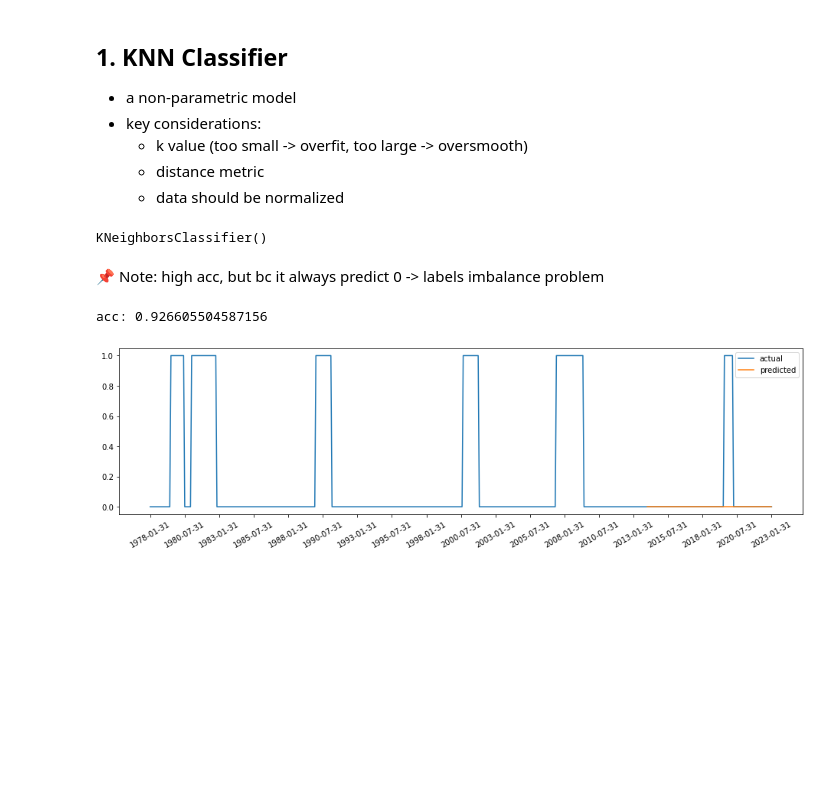
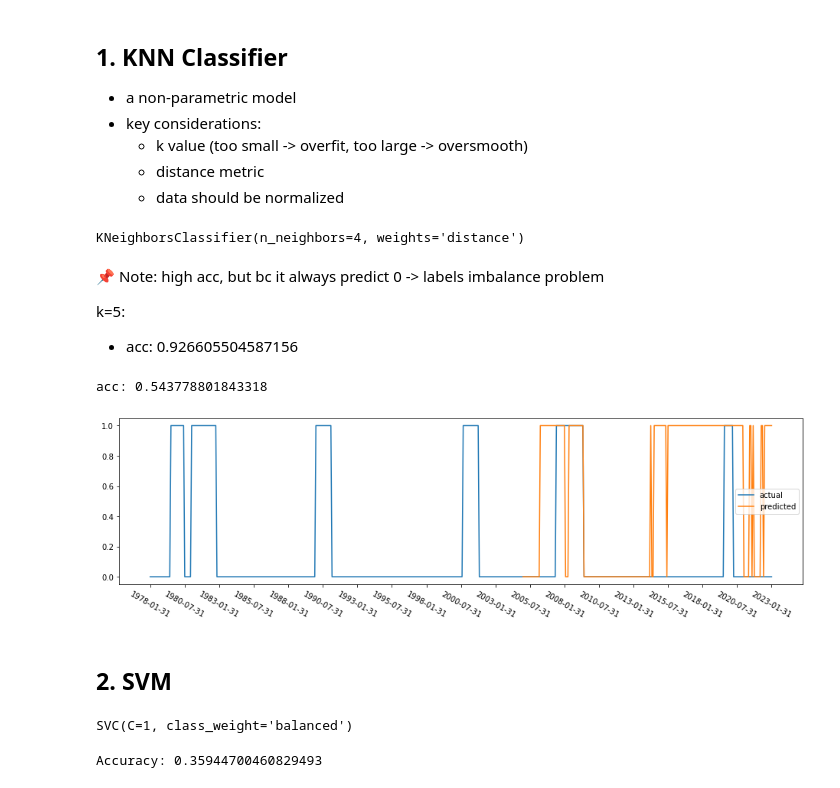
Before and after one commit to YoongsompornT/RecessionPrediction, a Jupyter notebook: Models/ML/Model-Boost.ipynb, the cells around one changed output. Saved outputs shown, nothing was run; the diff lists cells and outputs as text; code cells hidden in the pictures; blank space fills up the shorter version.

```diff
--- a/Models/ML/Model-Boost.ipynb
+++ b/Models/ML/Model-Boost.ipynb
@@ -28,13 +36,16 @@ data.head()
 | 3 | 1978-04-30 | 3 | 0.512325 | 0.034445 | 0.820000 | 0.446548 | ... |
 | 4 | 1978-05-31 | 4 | 0.498043 | 0.032777 | 0.716000 | 0.458441 | ... |
 # %%
-X = data.drop(columns=['DATE', 'Recession', 'Recession_within_6mo', 'Recession_within_12mo'], axis=1)
+# X = data.drop(columns=['DATE', 'Recession', 'Recession_within_6mo', 'Recession_within_12mo'], axis=1)
+X = data.drop(columns=['Time_step', 'DATE', 'Recession', 'Recession_within_6mo', 'Recession_within_12mo'], axis=1)
 y = data['Recession_within_6mo']
 # y = data['Recession']
 # y_6 = data['Recession_within_6mo']
 # y_12 = data['Recession_within_12mo']
 
-X_train, X_test, y_train, y_test = train_test_split(X, y, test_size=0.2, shuffle=False)
+test_size = 0.4
+train_size = 1 - test_size
+X_train, X_test, y_train, y_test = train_test_split(X, y, test_size=test_size, shuffle=False)
 # %%
 X_train
 # %% [output]
@@ -75,5 +92,5 @@ X_test
   - distance metric
   - data should be normalized
 # %%
-k = 5
-knn = KNeighborsClassifier(n_neighbors=k)
+k = 4
+knn = KNeighborsClassifier(n_neighbors=k, weights='distance')
@@ -80,29 +102,52 @@ knn = KNeighborsClassifier(n_neighbors=k)
 # %%
 knn.fit(X_train, y_train)
 # %% [output]
-KNeighborsClassifier()
+KNeighborsClassifier(n_neighbors=4, weights='distance')
 # %%
 y_pred = knn.predict(X_test)
 # %% [markdown]
 📌 Note: high acc, but bc it always predict 0 -> labels imbalance problem
+
+k=5:
+- acc: 0.926605504587156
 # %%
 acc = accuracy_score(y_test, y_pred)
 print(f"acc: {acc}")
 # %% [output]
-acc: 0.926605504587156
+acc: 0.543778801843318
 # %%
 t = list(data['DATE'])
 
 fig, ax = plt.subplots()
 fig.set_figwidth(16)
 fig.set_figheight(4)
 ax.plot(t, y, label='actual')
-ax.plot(t[int(0.8*len(t)):], y_pred, label='predicted')
-ax.tick_params(axis='x', labelrotation=30)
+ax.plot(t[int(train_size*len(t)):], y_pred, label='predicted')
+ax.tick_params(axis='x', labelrotation=-30)
 ax.xaxis.set_major_locator(plt.MaxNLocator(20))
-# plt.locator_params(axis='x', nbins=20)
 
 plt.legend()
 plt.show()
 # %% [output]
-[figure, old version]
+[figure, new version]
+# %% [markdown]
+## 2. SVM
+# %%
+svm_classifier = SVC(C=1, class_weight='balanced')
+# svm_classifier = SVC(C=1, kernel='rbf', probability=True,
+#                               tol=1e-3, random_state=123,
+#                               class_weight='balanced')
+svm_classifier.fit(X_train, y_train)
+# %% [output]
+SVC(C=1, class_weight='balanced')
+# %%
+y_pred = svm_classifier.predict(X_test)
+
+acc = accuracy_score(y_test, y_pred)
+# cls_report = classification_report(y_test, y_pred)
+
+print('Accuracy:', acc)
+# print('Classification Report:')
+# print(classification_report)
+# %% [output]
+Accuracy: 0.35944700460829493
```
Also changed, not shown: parts of 10 cells of this notebook.
